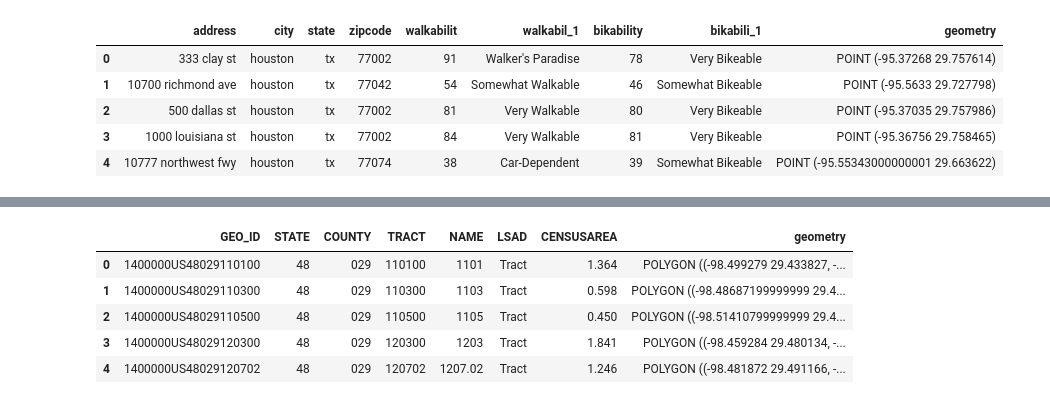
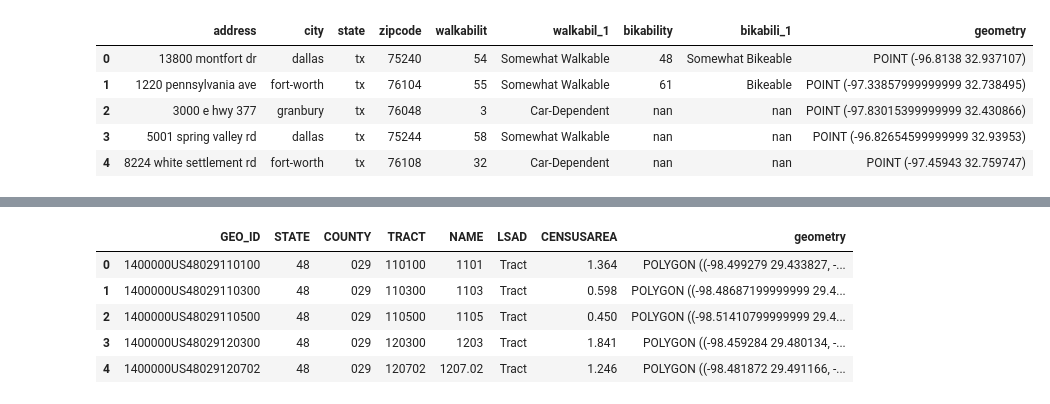
Before and after one commit to jkang1643/GIS, a Jupyter notebook: GIS Mapping.ipynb, the cells around one changed output, grey strips where cells are left out. Cells and saved outputs as stored; diff of their text form; code cells hidden in the pictures.

```diff
--- a/GIS Mapping.ipynb
+++ b/GIS Mapping.ipynb
@@ -42,17 +49,17 @@ with collection("Houston.shp", "w", "ESRI Shapefile", schema) as output:
 # %%
 import geopandas as gp
 
 realestatelocations = gp.GeoDataFrame.from_file(
-    'C:/Users/Joe/PycharmProjects/GIS/Houston.shp')
+    'C:/Users/Joe/PycharmProjects/GIS/Texas.shp')
 
 realestatelocations.head()
 # %% [output]
 |  | address | city | state | zipcode | walkabilit | walkabil_1 | bikability | bikabili_1 | geometry |
-| 0 | 333 clay st | houston | tx | 77002 | 91 | Walker's Paradise | 78 | Very Bikeable | POINT (-95.37268 29.757614) |
-| 1 | 10700 richmond ave | houston | tx | 77042 | 54 | Somewhat Walkable | 46 | Somewhat Bikeable | POINT (-95.5633 29.727798) |
-| 2 | 500 dallas st | houston | tx | 77002 | 81 | Very Walkable | 80 | Very Bikeable | POINT (-95.37035 29.757986) |
-| 3 | 1000 louisiana st | houston | tx | 77002 | 84 | Very Walkable | 81 | Very Bikeable | POINT (-95.36756 29.758465) |
-| 4 | 10777 northwest fwy | houston | tx | 77074 | 38 | Car-Dependent | 39 | Somewhat Bikeable | POINT (-95.55343000000001 29.663622) |
+| 0 | 13800 montfort dr | dallas | tx | 75240 | 54 | Somewhat Walkable | 48 | Somewhat Bikeable | POINT (-96.8138 32.937107) |
+| 1 | 1220 pennsylvania ave | fort-worth | tx | 76104 | 55 | Somewhat Walkable | 61 | Bikeable | POINT (-97.33857999999999 32.738495) |
+| 2 | 3000 e hwy 377 | granbury | tx | 76048 | 3 | Car-Dependent | nan | nan | POINT (-97.83015399999999 32.430866) |
+| 3 | 5001 spring valley rd | dallas | tx | 75244 | 58 | Somewhat Walkable | nan | nan | POINT (-96.82654599999999 32.93953) |
+| 4 | 8224 white settlement rd | fort-worth | tx | 76108 | 32 | Car-Dependent | nan | nan | POINT (-97.45943 32.759747) |
 # %%
 realestatelocations.plot()
 # %% [output]
```
Also changed, not shown: parts of 5 cells of this notebook, 15 other files.
